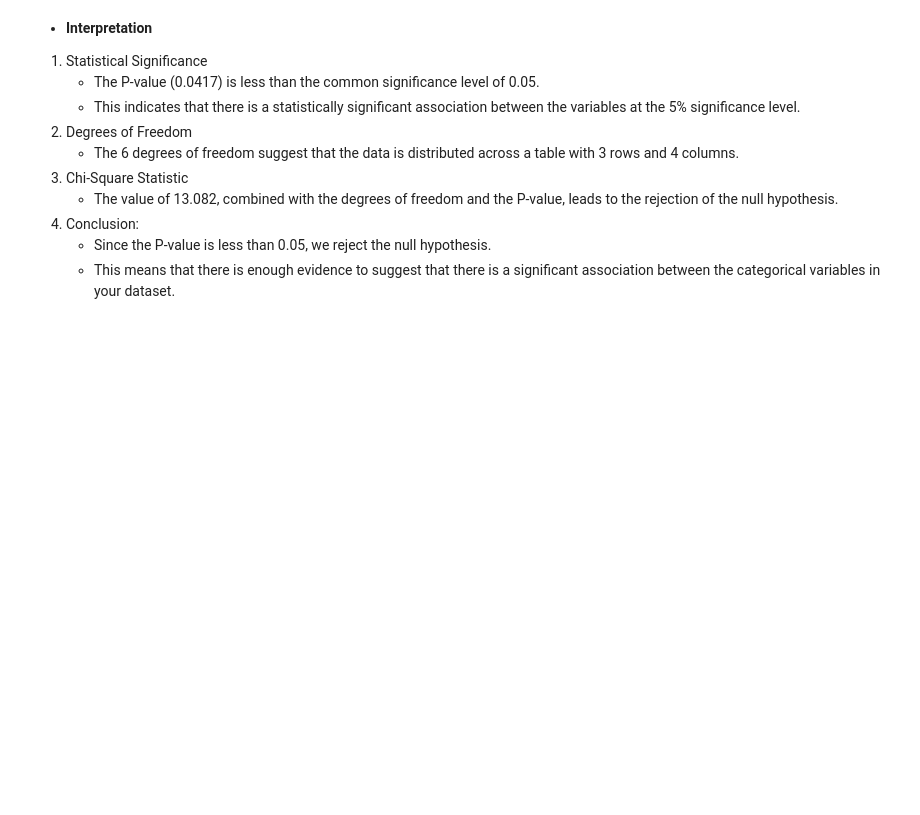
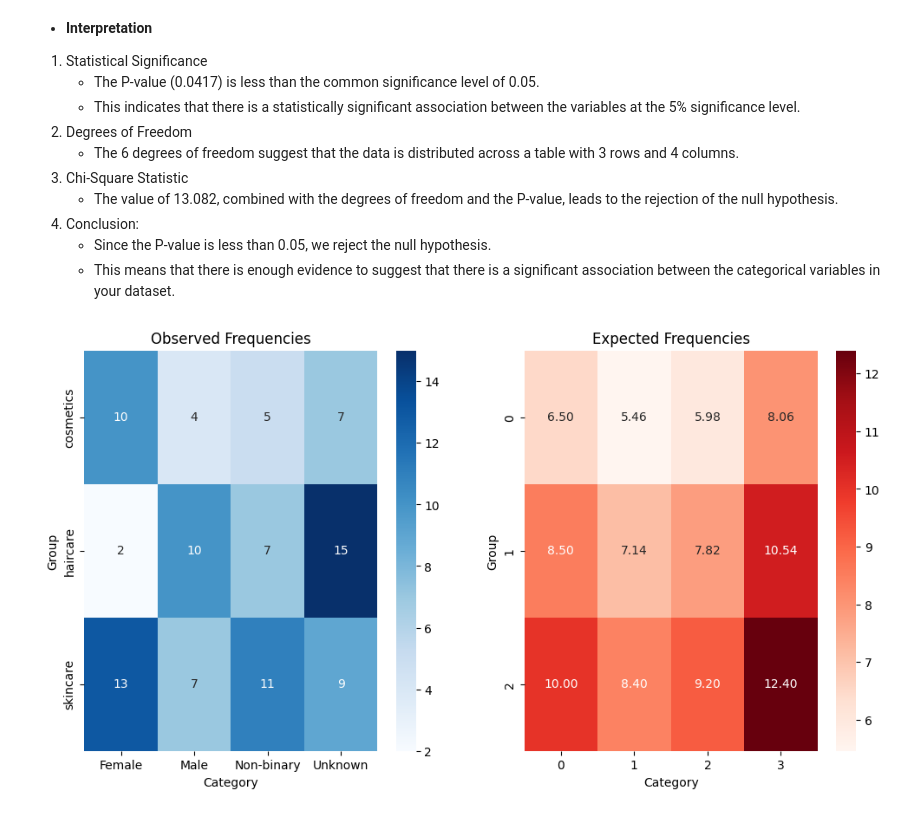
Before and after one commit to Gowtham933/Supply-chain-Data-Analysis-Project, a Jupyter notebook: Hypothesis_testing.ipynb, the cells around one changed output. Drawn from its saved outputs; the diff is of its cells as text; code cells hidden in the pictures; blank space fills up the shorter version.

```diff
--- a/Hypothesis_testing.ipynb
+++ b/Hypothesis_testing.ipynb
@@ -280,3 +280,22 @@ Expected Frequencies:
 4.   Conclusion:
      - Since the P-value is less than 0.05, we reject the null hypothesis.
      - This means that there is enough evidence to suggest that there is a significant association between the categorical variables in your dataset.
+# %%
+# Plot observed vs. expected frequencies
+fig, (ax1, ax2) = plt.subplots(1, 2, figsize=(12, 6))
+
+# Observed frequencies
+sns.heatmap(Customer_demographics_group, annot=True, fmt="d", cmap="Blues", ax=ax1)
+ax1.set_title("Observed Frequencies")
+ax1.set_xlabel("Category")
+ax1.set_ylabel("Group")
+
+# Expected frequencies
+sns.heatmap(expected, annot=True, fmt=".2f", cmap="Reds", ax=ax2)
+ax2.set_title("Expected Frequencies")
+ax2.set_xlabel("Category")
+ax2.set_ylabel("Group")
+
+plt.show()# Mosaic Plot
+# %% [output]
+[figure, added]
```
Also changed, not shown: parts of 1 cell of this notebook.
